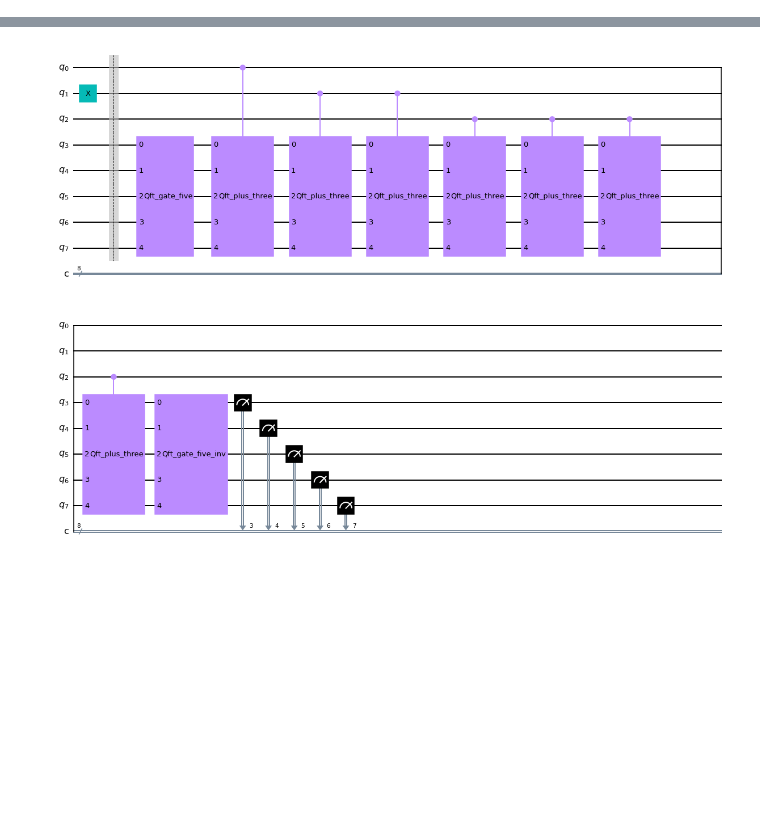
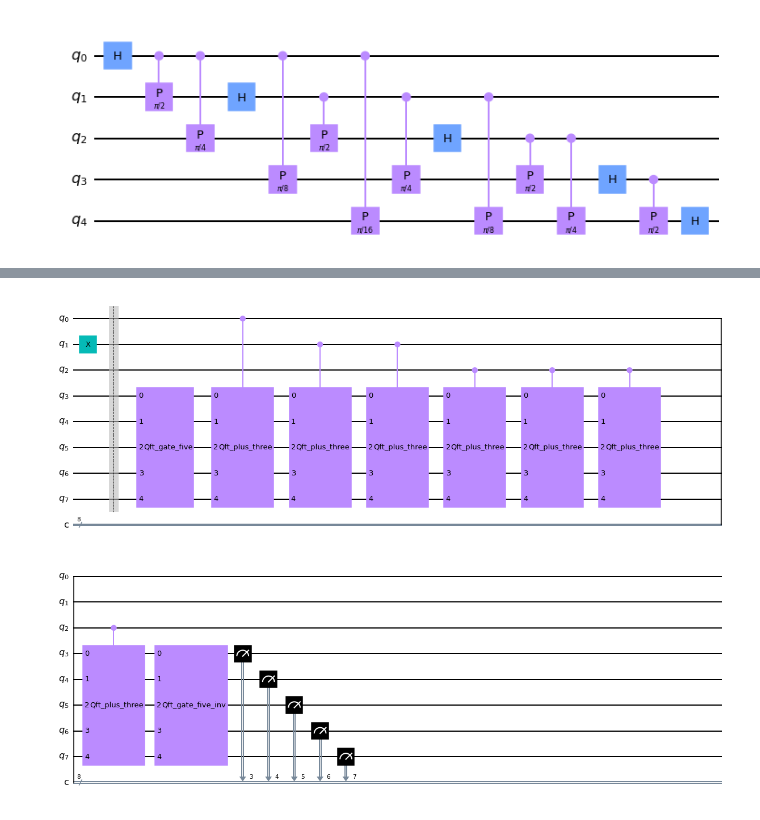
Before and after one commit to sergiomtzlosa/docker-qiskit, a Jupyter notebook: qiskit-jupyter/notebooks/multiply3.ipynb, the cells around one changed output, grey strips where cells are left out. Drawn from its saved outputs; the diff is of its cells as text; code cells hidden in the pictures; blank space fills up the shorter version.

```diff
--- a/qiskit-jupyter/notebooks/multiply3.ipynb
+++ b/qiskit-jupyter/notebooks/multiply3.ipynb
@@ -30,6 +30,10 @@ cplus3_gate = plus3_gate.control()
 # %%
 qft_gate_norm = QFT(num_qubits=5, approximation_degree=0, do_swaps=False, inverse=False, insert_barriers=False, name='qft_gate_five')
 qft_gate_five = qft_gate_norm.to_gate()
+
+qft_gate_norm.draw(output="mpl")
+# %% [output]
+[figure, added]
 # %%
 qft_gate_inv = QFT(num_qubits=5, approximation_degree=0, do_swaps=False, inverse=True, insert_barriers=False, name='qft_gate_five_inv')
 qft_gate_five_inverse = qft_gate_inv.to_gate()
```
Also changed, not shown: parts of 1 cell of this notebook.
